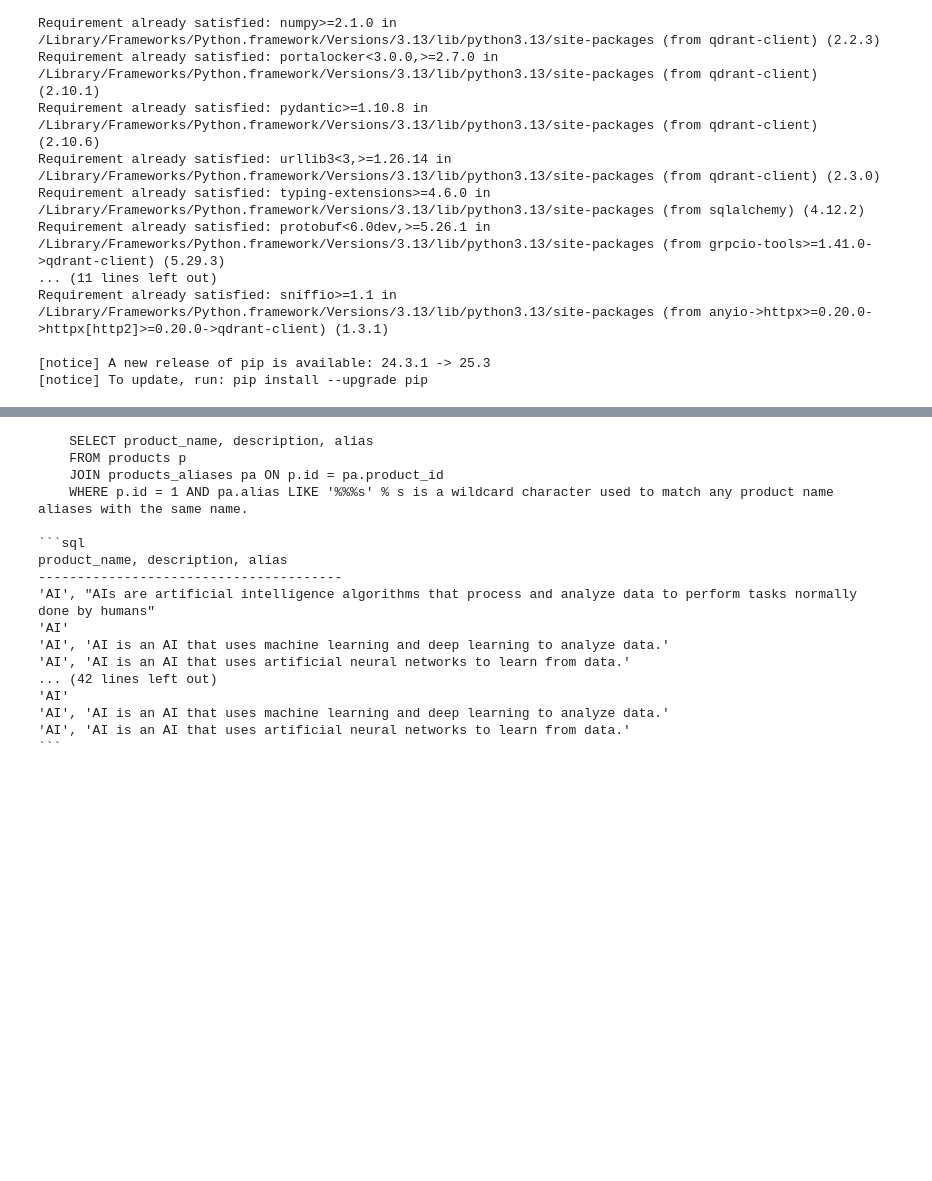
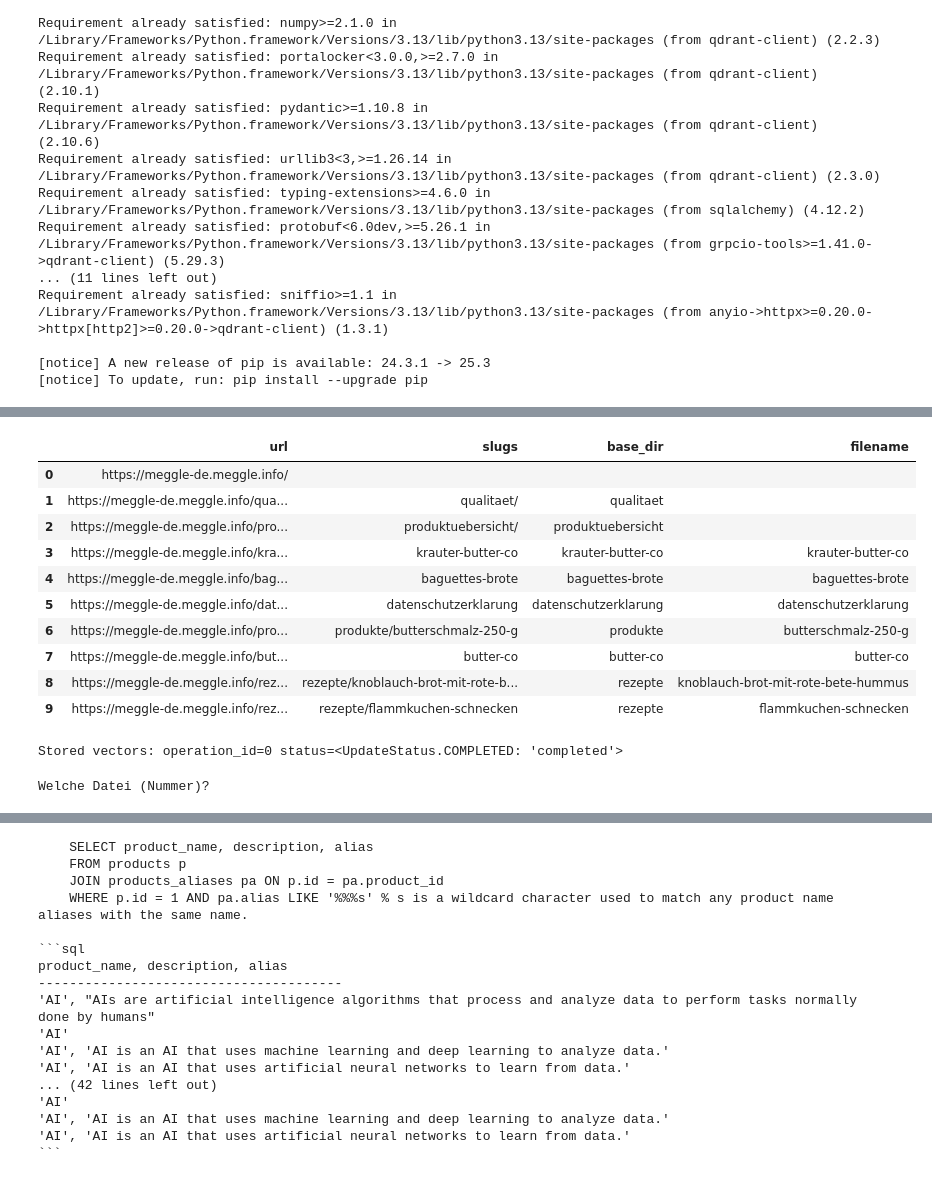
Before and after one commit to andreasrieger/on-prem-llms, a Jupyter notebook: main.ipynb, the cells around one changed output, grey strips where cells are left out. Drawn from its saved outputs; the diff is of its cells as text; code cells hidden in the pictures; blank space fills up the shorter version.

```diff
--- a/main.ipynb
+++ b/main.ipynb
@@ -19,3 +19,8 @@ Requirement already satisfied: sniffio>=1.1 in /Library/Frameworks/Python.framew
 
 [notice] A new release of pip is available: 24.3.1 -> 25.3
 [notice] To update, run: pip install --upgrade pip
+# %%
+from modules import input
+
+file_list = input.list_files_in_downloads('csv')
+print('\n'.join('{}: {}'.format(*k) for k in enumerate(file_list)))
@@ -21,0 +45,4 @@ Requirement already satisfied: sniffio>=1.1 in /Library/Frameworks/Python.framew
+# %%
+user_choice = input.get_user_input("Select file by index (0, 1, 2, ...): ", "0")
+selected_file = file_list[int(user_choice)]
+print(f"Selected file: {selected_file}")
@@ -21,0 +51,12 @@ Requirement already satisfied: sniffio>=1.1 in /Library/Frameworks/Python.framew
+# %%
+import pandas as pd
+from modules import datawrangler
+
+pd.set_option('display.max_colwidth', None)
+
+
+# Load the CSV file into a DataFrame
+# the default file encoding type is 'utf_8', change to e.g. 'cp1252' if needed
+# the default field separator is ';', change to something else (e.g. ',') if needed
+df = datawrangler.read_csv_file(selected_file)
+df.info()
@@ -21,0 +72,18 @@ Requirement already satisfied: sniffio>=1.1 in /Library/Frameworks/Python.framew
+# %%
+from modules import urldealer
+
+# For working with URL parts, we enrich the dataframe with new columns
+df = urldealer.enrich_dataframe_with_url_parts(df)
+df.head(10)
+# %% [output]
+|  | url | slugs | base_dir | filename |
+| 0 | https://meggle-de.meggle.info/ |  |  |  |
+| 1 | https://meggle-de.meggle.info/qua... | qualitaet/ | qualitaet |  |
+| 2 | https://meggle-de.meggle.info/pro... | produktuebersicht/ | produktuebersicht |  |
+| 3 | https://meggle-de.meggle.info/kra... | krauter-butter-co | krauter-butter-co | krauter-butter-co |
+| 4 | https://meggle-de.meggle.info/bag... | baguettes-brote | baguettes-brote | baguettes-brote |
+| 5 | https://meggle-de.meggle.info/dat... | datenschutzerklarung | datenschutzerklarung | datenschutzerklarung |
+| 6 | https://meggle-de.meggle.info/pro... | produkte/butterschmalz-250-g | produkte | butterschmalz-250-g |
+| 7 | https://meggle-de.meggle.info/but... | butter-co | butter-co | butter-co |
+| 8 | https://meggle-de.meggle.info/rez... | rezepte/knoblauch-brot-mit-rote-b... | rezepte | knoblauch-brot-mit-rote-bete-hummus |
+| 9 | https://meggle-de.meggle.info/rez... | rezepte/flammkuchen-schnecken | rezepte | flammkuchen-schnecken |
@@ -21,0 +97,15 @@ Requirement already satisfied: sniffio>=1.1 in /Library/Frameworks/Python.framew
+# %%
+from modules import qdrant
+
+collection_name="urls_new"
+payload = ['base_dir', 'filename']
+
+stored = qdrant.store_vectors_in_qdrant(df_vec, collection_name, payload)
+print(f"Stored vectors: {stored}")
+# %% [output]
+Stored vectors: operation_id=0 status=<UpdateStatus.COMPLETED: 'completed'>
+# %%
+print("Welche Datei (Nummer)? ")
+selected_file = input()
+# %% [output]
+Welche Datei (Nummer)?
```
Also changed, not shown: parts of 10 cells of this notebook, 11 other files.
